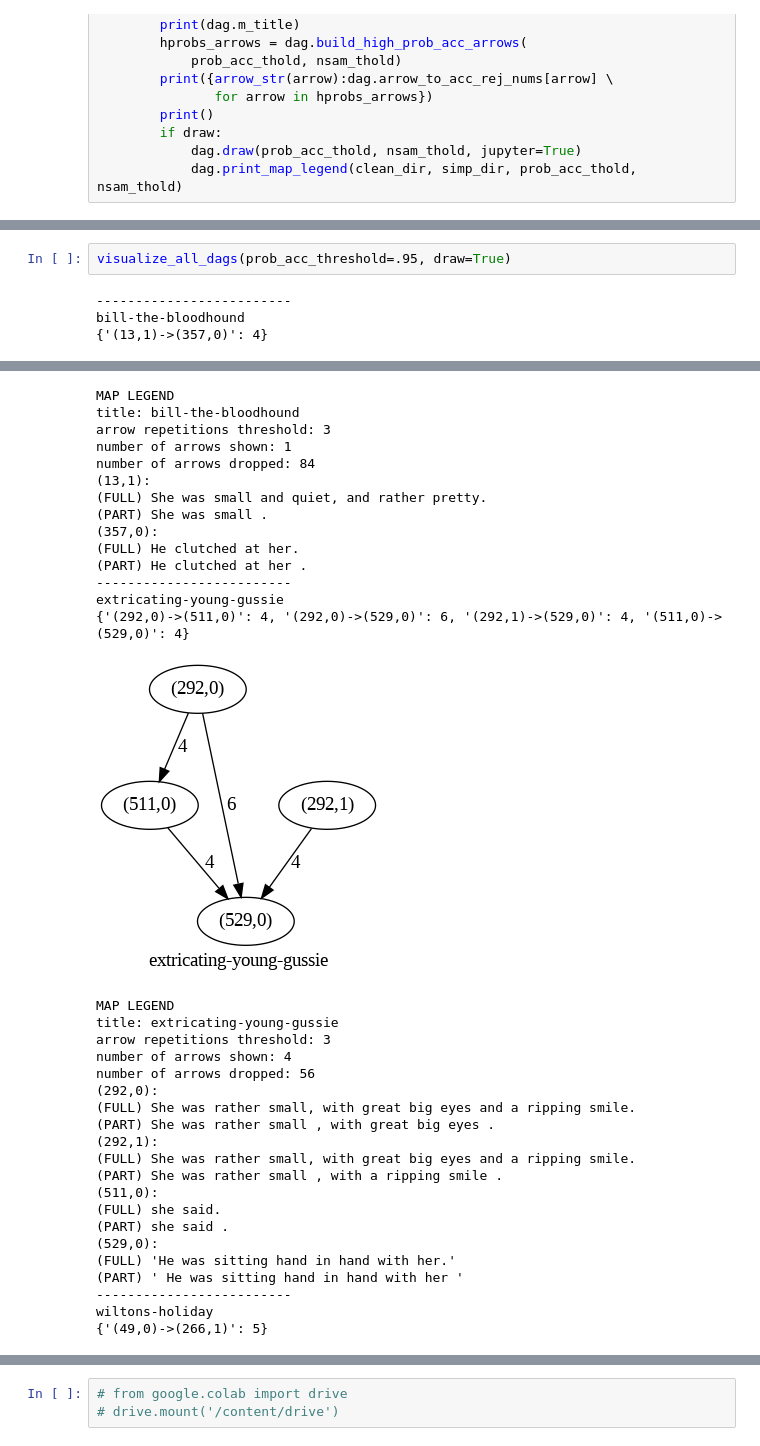
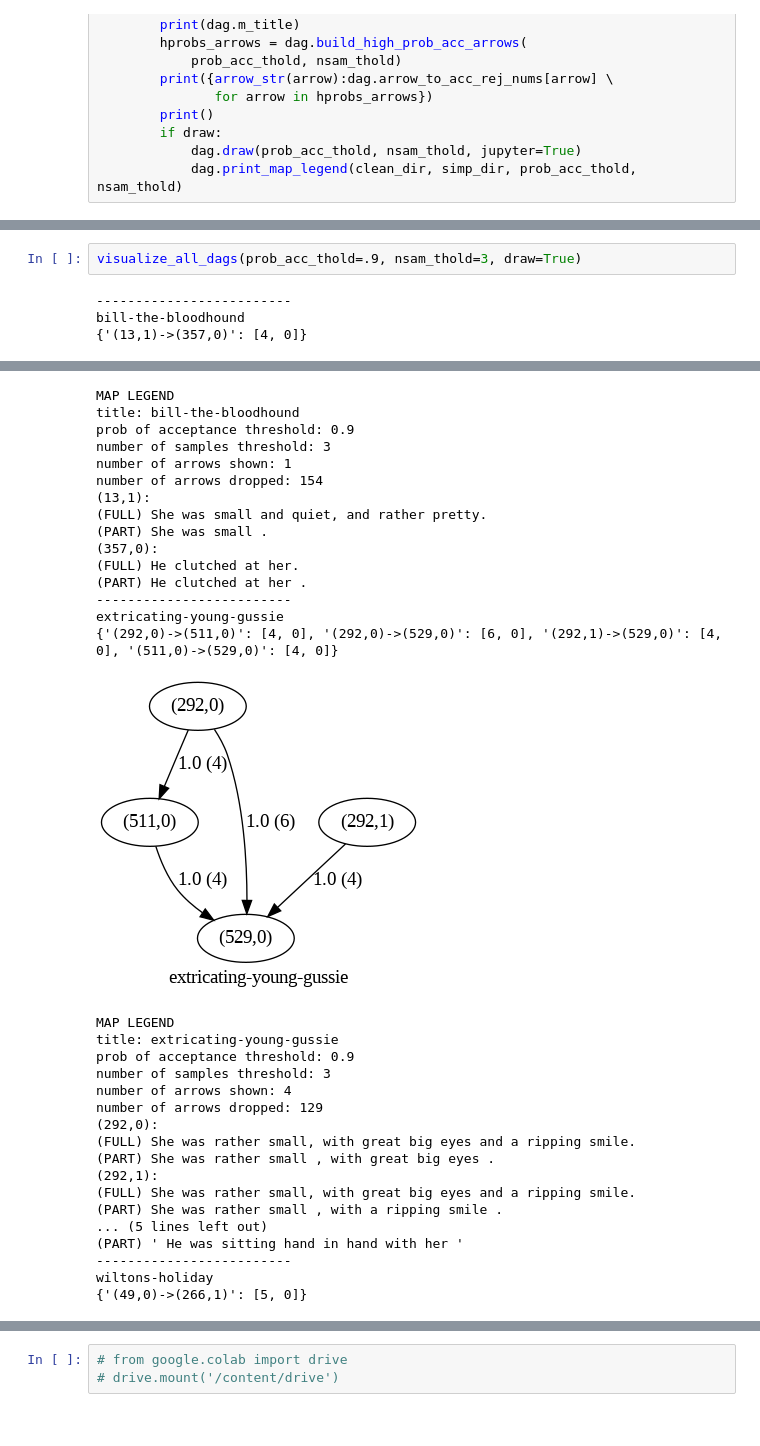
Before and after one commit to rrtucci/mappa_mundi, a Jupyter notebook: jupyter_notebooks/navigating_short_stories.ipynb, the cells around one changed output, grey strips where cells are left out. Cells and saved outputs as stored; diff of their text form.

```diff
--- a/jupyter_notebooks/navigating_short_stories.ipynb
+++ b/jupyter_notebooks/navigating_short_stories.ipynb
@@ -320,8 +324,8 @@ number of arrows dropped: 41
 (FULL) She came to him as a little child comes to its mother, and he put his arm around her.
 (PART) he put his arm around her .
 # %%
-visualize_all_dags(prob_acc_threshold=.95, draw=True)
+visualize_all_dags(prob_acc_thold=.9, nsam_thold=3, draw=True)
 # %% [output]
 -------------------------
 bill-the-bloodhound
-{'(13,1)->(357,0)': 4}
+{'(13,1)->(357,0)': [4, 0]}
@@ -329,35 +333,33 @@ bill-the-bloodhound
 MAP LEGEND
 title: bill-the-bloodhound
-arrow repetitions threshold: 3
+prob of acceptance threshold: 0.9
+number of samples threshold: 3
 number of arrows shown: 1
-number of arrows dropped: 84
+number of arrows dropped: 154
 (13,1):
 (FULL) She was small and quiet, and rather pretty.
 (PART) She was small .
 (357,0):
 (FULL) He clutched at her.
 (PART) He clutched at her .
 -------------------------
 extricating-young-gussie
-{'(292,0)->(511,0)': 4, '(292,0)->(529,0)': 6, '(292,1)->(529,0)': 4, '(511,0)->(529,0)': 4}
+{'(292,0)->(511,0)': [4, 0], '(292,0)->(529,0)': [6, 0], '(292,1)->(529,0)': [4, 0], '(511,0)->(529,0)': [4, 0]}
-[figure, old version]
+[figure, new version]
 MAP LEGEND
 title: extricating-young-gussie
-arrow repetitions threshold: 3
+prob of acceptance threshold: 0.9
+number of samples threshold: 3
 number of arrows shown: 4
-number of arrows dropped: 56
+number of arrows dropped: 129
 (292,0):
 (FULL) She was rather small, with great big eyes and a ripping smile.
 (PART) She was rather small , with great big eyes .
 (292,1):
 (FULL) She was rather small, with great big eyes and a ripping smile.
 (PART) She was rather small , with a ripping smile .
-(511,0):
-(FULL) she said.
-(PART) she said .
-(529,0):
-(FULL) 'He was sitting hand in hand with her.'
+... (5 lines left out)
 (PART) ' He was sitting hand in hand with her '
 -------------------------
 wiltons-holiday
-{'(49,0)->(266,1)': 5}
+{'(49,0)->(266,1)': [5, 0]}
```
Also changed, not shown: parts of 6 cells of this notebook.
